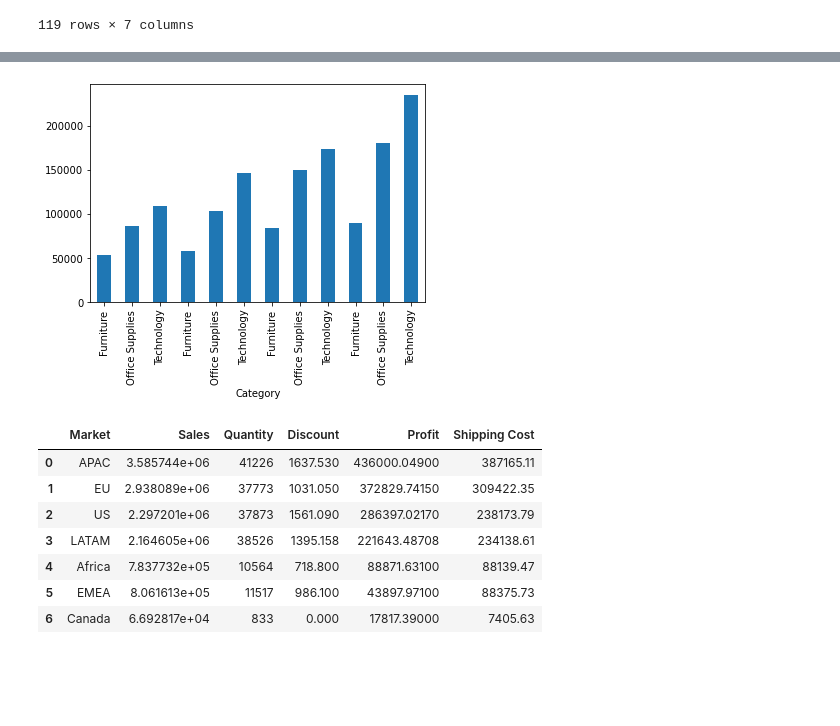
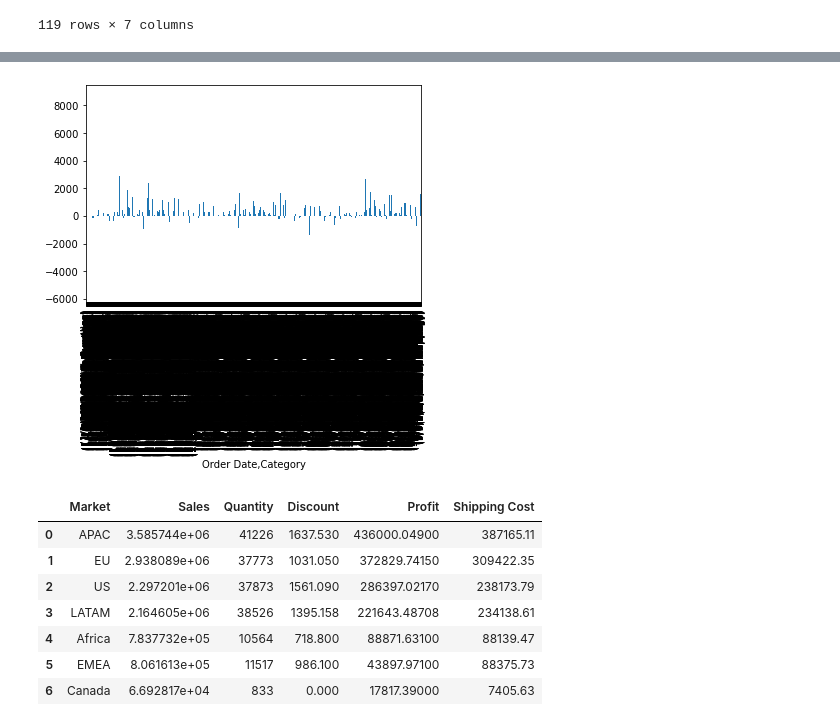
Before and after one commit to GaboRenovation/Bootcamp_final, a Jupyter notebook: database_clean.ipynb, the cells around one changed output, grey strips where cells are left out. Drawn from its saved outputs; the diff is of its cells as text; code cells hidden in the pictures; blank space fills up the shorter version.

```diff
--- a/database_clean.ipynb
+++ b/database_clean.ipynb
@@ -202,7 +181,8 @@ data
 # %%
+data=database.groupby([database['Order Date'],"Category"]).sum()
 data['Profit'].plot(kind='bar')
 plt.xticks(rotation=90)
 plt.show()
 # %% [output]
-[figure, old version]
+[figure, new version]
 # %%
```
Also changed, not shown: parts of 6 cells of this notebook.
